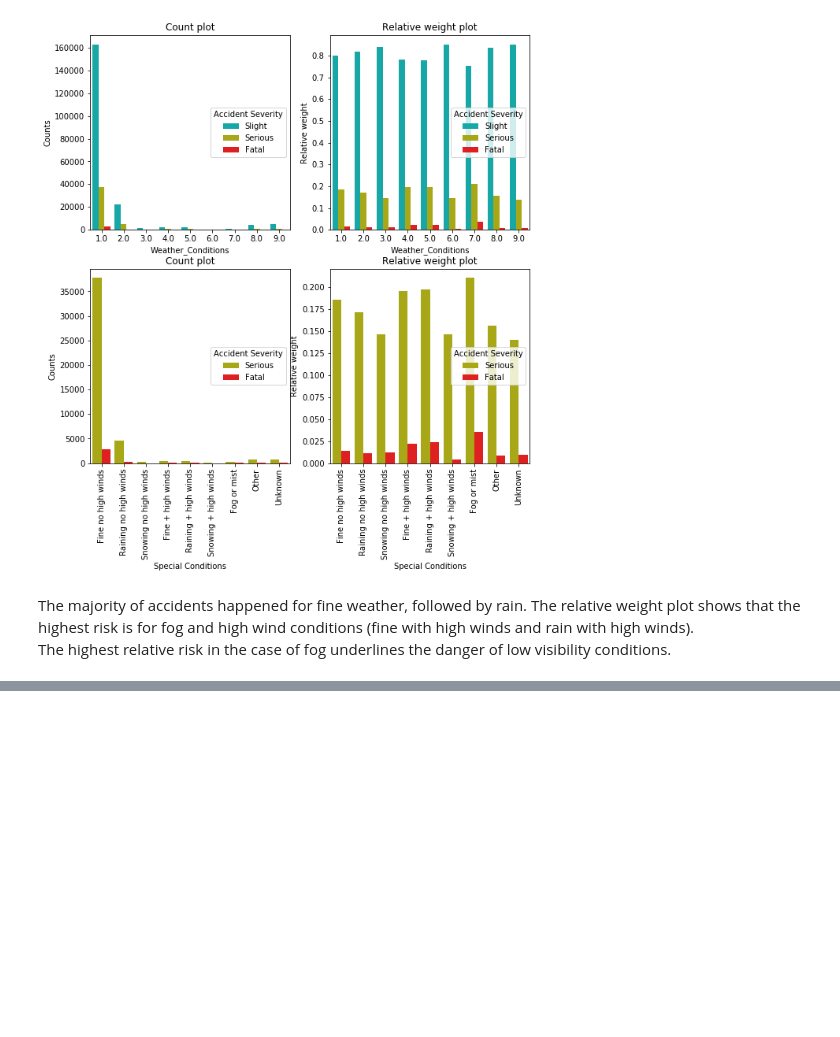
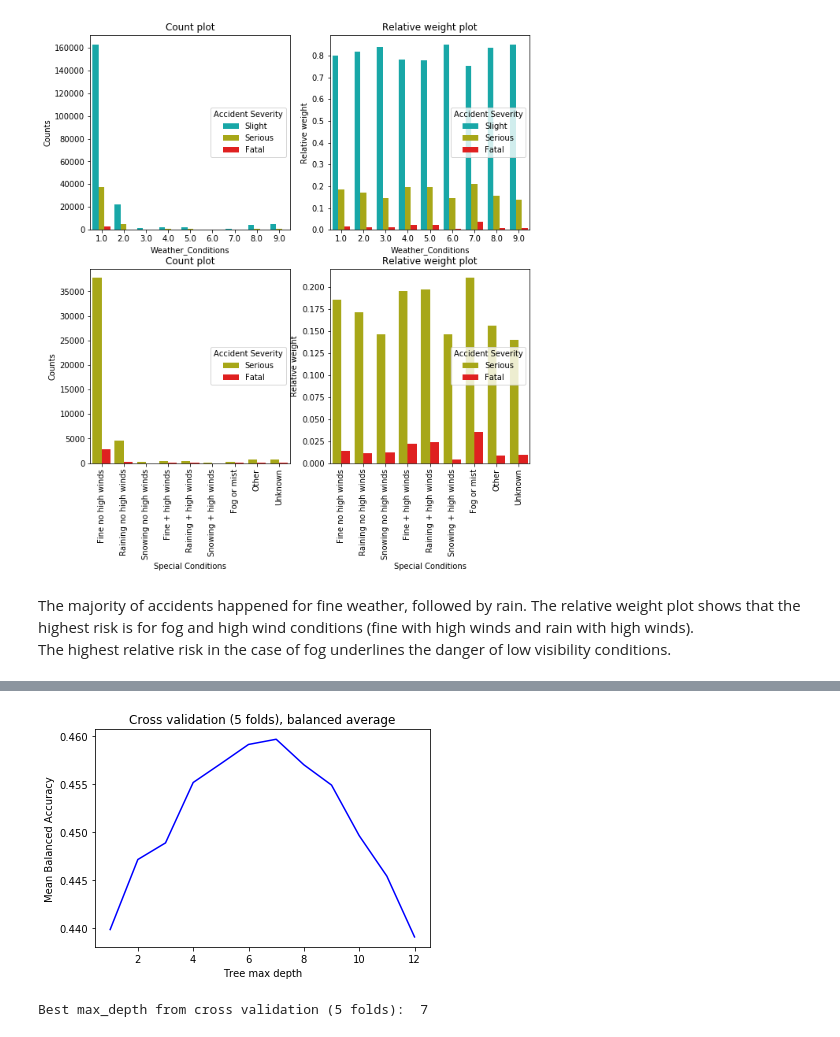
Before and after one commit to AntonioBL/Coursera_Capstone, a Jupyter notebook: capstone.ipynb, the cells around one changed output, grey strips where cells are left out. Saved outputs shown, nothing was run; the diff lists cells and outputs as text; code cells hidden in the pictures; blank space fills up the shorter version.

```diff
--- a/capstone.ipynb
+++ b/capstone.ipynb
@@ -780,0 +873,30 @@ The highest relative risk in the case of fog underlines the danger of low visibi
+# %%
+# Optimize max_depth for the decision tree
+numberofB = 12
+branches = range(1,numberofB+1)
+
+# Cycle over branch values
+# Search for the right branch depth value with the use of cross-validation
+# Using balanced_accuracy_score because the distribution of
+# Accident Severity is strongly unbalanced
+meanaccuracy = []
+for B in branches:
+    #print(B)
+    treeclassifier = DecisionTreeClassifier(criterion='entropy', max_depth=B, class_weight='balanced')
+    scores = cross_val_score(treeclassifier, X, y, cv=5, scoring='balanced_accuracy', n_jobs=-1)
+    meanaccuracy.append(scores.mean())
+meanaccuracy = np.array(meanaccuracy)
+
+# Plot mean accuracy from cross val
+plt.plot(branches,meanaccuracy,'b')
+plt.title('Cross validation (5 folds), balanced average')
+plt.xlabel('Tree max depth')
+plt.ylabel('Mean Balanced Accuracy')
+plt.show()
+
+bestB = meanaccuracy.argmax() + 1
+
+print('Best max_depth from cross validation (5 folds): ',bestB)
+# %% [output]
+[figure, added]
+Best max_depth from cross validation (5 folds):  7
```
Also changed, not shown: parts of 60 cells of this notebook.
